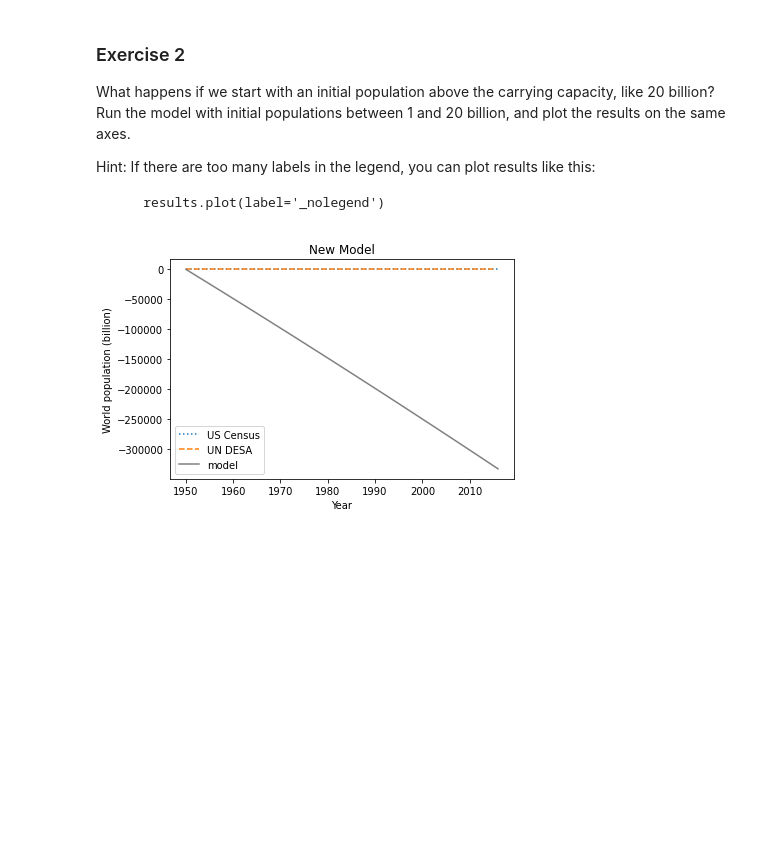
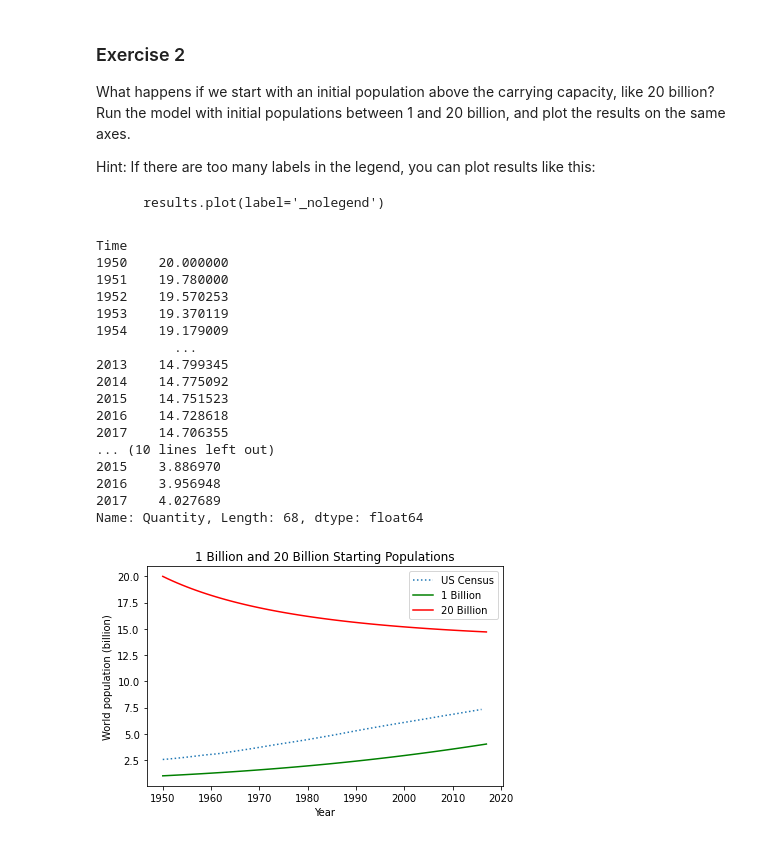
Before and after one commit to st3vejobs/DATA-604, a Jupyter notebook: Homework_3/DATA_604_HW_3_Chapter_7.ipynb, the cells around one changed output. Saved outputs shown, nothing was run; the diff lists cells and outputs as text; code cells hidden in the pictures; blank space fills up the shorter version.

````diff
--- a/Homework_3/DATA_604_HW_3_Chapter_7.ipynb
+++ b/Homework_3/DATA_604_HW_3_Chapter_7.ipynb
@@ -346,6 +346,10 @@ system = System(t_0=t_0,
                 alpha = 0.025,
                 beta = -.0018)
 
+def cc_update(pop,t,system):
+  net_growth = (system.alpha) * pop * (1 - pop / (-system.alpha/system.beta))
+  return pop + net_growth
+
 system.r = system.alpha
 system.K = -system.alpha/system.beta
 
@@ -365,31 +369,73 @@ Hint: If there are too many labels in the legend, you can plot results like this
     results.plot(label='_nolegend')
 ```
 # %%
-def cc_update(pop,t,system):
-  net_growth = system.r * pop * (1 - pop / system.K)
-  return pop + net_growth
+def run_simulation(system, update_func):
+    """Simulate the system using any update function.
 
-uh_oh = run_simulation(system,cc_update)
+    system: System object
+    update_func: function that computes the population next year
+
+    returns: TimeSeries
+    """
+    results = TimeSeries()
+    results[system.t_0] = system.p_0
+
+    for t in linrange(system.t_0, system.t_end):
+        results[t+1] = update_func(results[t], t, system)
+
+    return results
+
+system_20 = System(t_0=t_0,
+                t_end=t_end,
+                p_0=20,
+                alpha = 0.025,
+                beta = -.0018)
+
+uh_oh = run_simulation(system_20,cc_update)
+print(uh_oh)
+
+system_1 = System(t_0=t_0,
+                t_end=t_end,
+                p_0=1,
+                alpha = 0.025,
+                beta = -.0018)
+
+anew = run_simulation(system_1,cc_update)
+print(anew)
 
 def plot_results(census, un, timeseries, title):
     """Plot the estimates and the model.
 
     census: TimeSeries of population estimates
     un: TimeSeries of population estimates
     timeseries: TimeSeries of simulation results
     title: string
     """
     plot(census, ':', label='US Census')
-    plot(un, '--', label='UN DESA')
-    plot(timeseries, color='gray', label='model')
+    plot(un, color = 'green', label='1 Billion')
+    plot(timeseries, color='red', label='20 Billion')
 
     decorate(xlabel='Year',
              ylabel='World population (billion)',
              title=title)
 
-plot_results(census, un, uh_oh, 'New Model')
-
-
-#uh_oh = cc_update(20,)
+plot_results(census, anew, uh_oh, '1 Billion and 20 Billion Starting Populations')
 # %% [output]
+Time
+1950    20.000000
+1951    19.780000
+1952    19.570253
+1953    19.370119
+1954    19.179009
+          ...
+2013    14.799345
+2014    14.775092
+2015    14.751523
+2016    14.728618
+2017    14.706355
+... (10 lines left out)
+2015    3.886970
+2016    3.956948
+2017    4.027689
+Name: Quantity, Length: 68, dtype: float64
-[figure, old version]
+[figure, new version]
````
Also changed, not shown: parts of 2 cells of this notebook.
